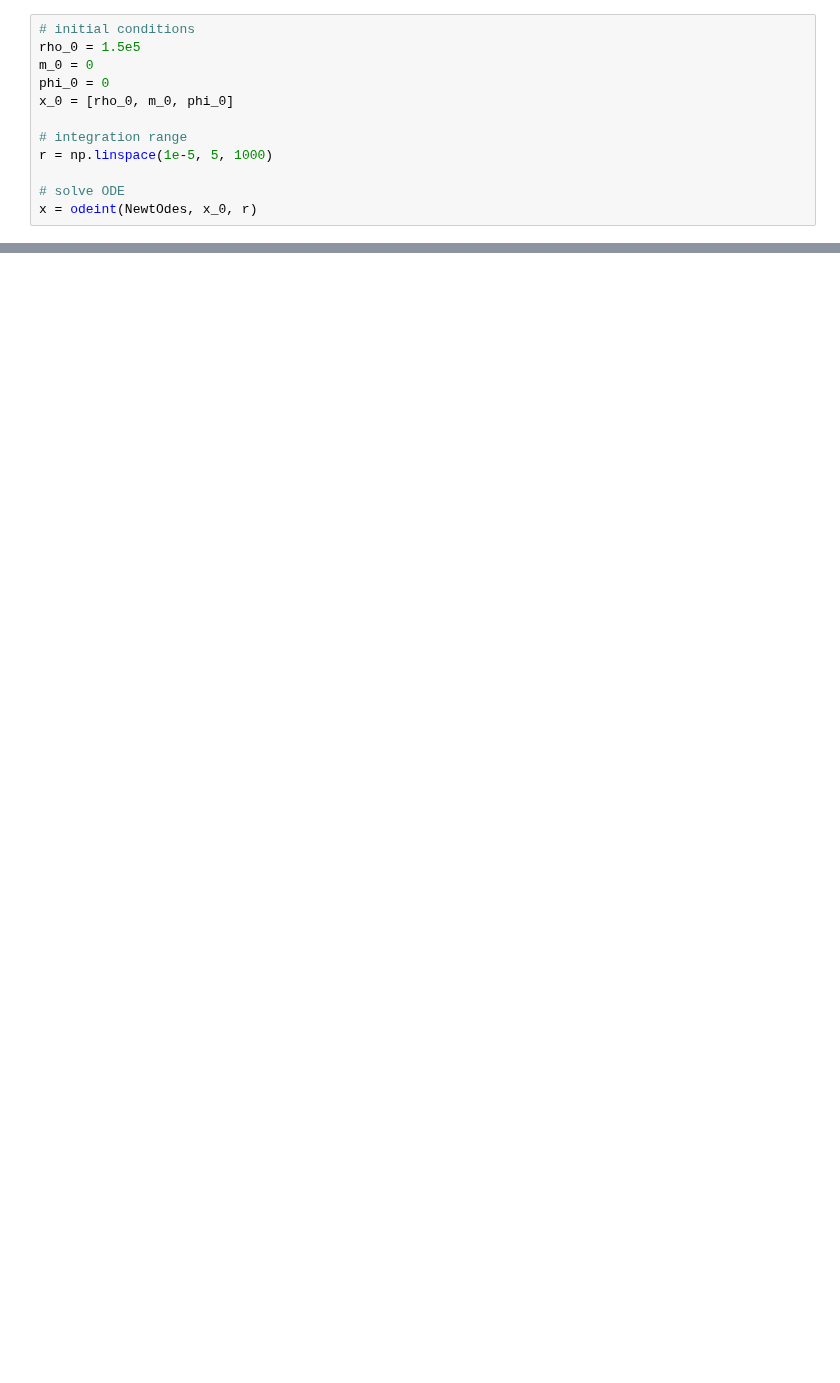
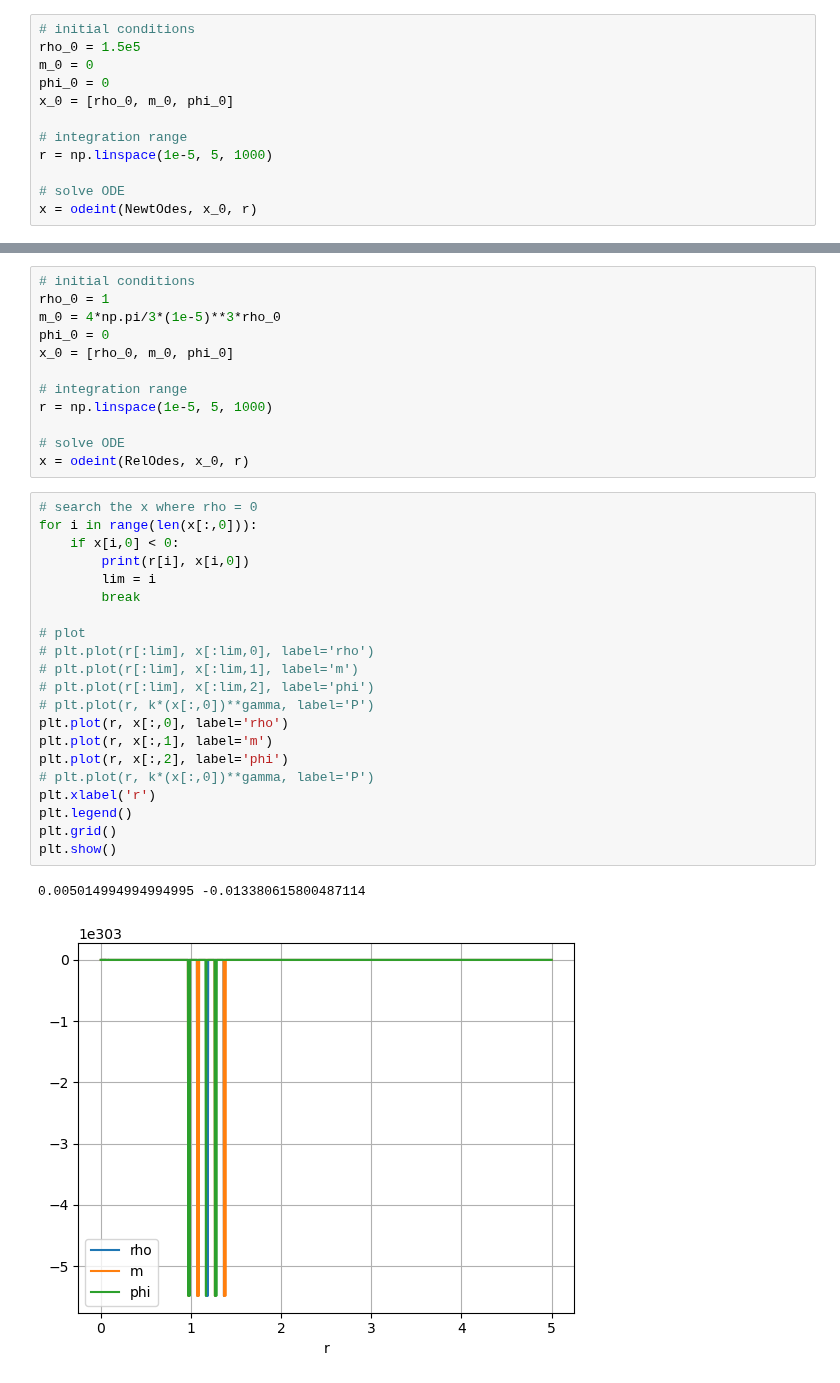
Before and after one commit to Vendetta0462/CalculosSimulaciones, a Jupyter notebook: hidrostatica.ipynb, the cells around one changed output, grey strips where cells are left out. Drawn from its saved outputs; the diff is of its cells as text; blank space fills up the shorter version.

```diff
--- a/hidrostatica.ipynb
+++ b/hidrostatica.ipynb
@@ -92,0 +135,36 @@ plt.show()
+# %%
+# initial conditions
+rho_0 = 1
+m_0 = 4*np.pi/3*(1e-5)**3*rho_0
+phi_0 = 0
+x_0 = [rho_0, m_0, phi_0]
+
+# integration range
+r = np.linspace(1e-5, 5, 1000)
+
+# solve ODE
+x = odeint(RelOdes, x_0, r)
+# %%
+# search the x where rho = 0
+for i in range(len(x[:,0])):
+    if x[i,0] < 0:
+        print(r[i], x[i,0])
+        lim = i
+        break
+
+# plot
+# plt.plot(r[:lim], x[:lim,0], label='rho')
+# plt.plot(r[:lim], x[:lim,1], label='m')
+# plt.plot(r[:lim], x[:lim,2], label='phi')
+# plt.plot(r, k*(x[:,0])**gamma, label='P')
+plt.plot(r, x[:,0], label='rho')
+plt.plot(r, x[:,1], label='m')
+plt.plot(r, x[:,2], label='phi')
+# plt.plot(r, k*(x[:,0])**gamma, label='P')
+plt.xlabel('r')
+plt.legend()
+plt.grid()
+plt.show()
+# %% [output]
+0.005014994994994995 -0.013380615800487114
+[figure, added]
```
Also changed, not shown: parts of 7 cells of this notebook.
